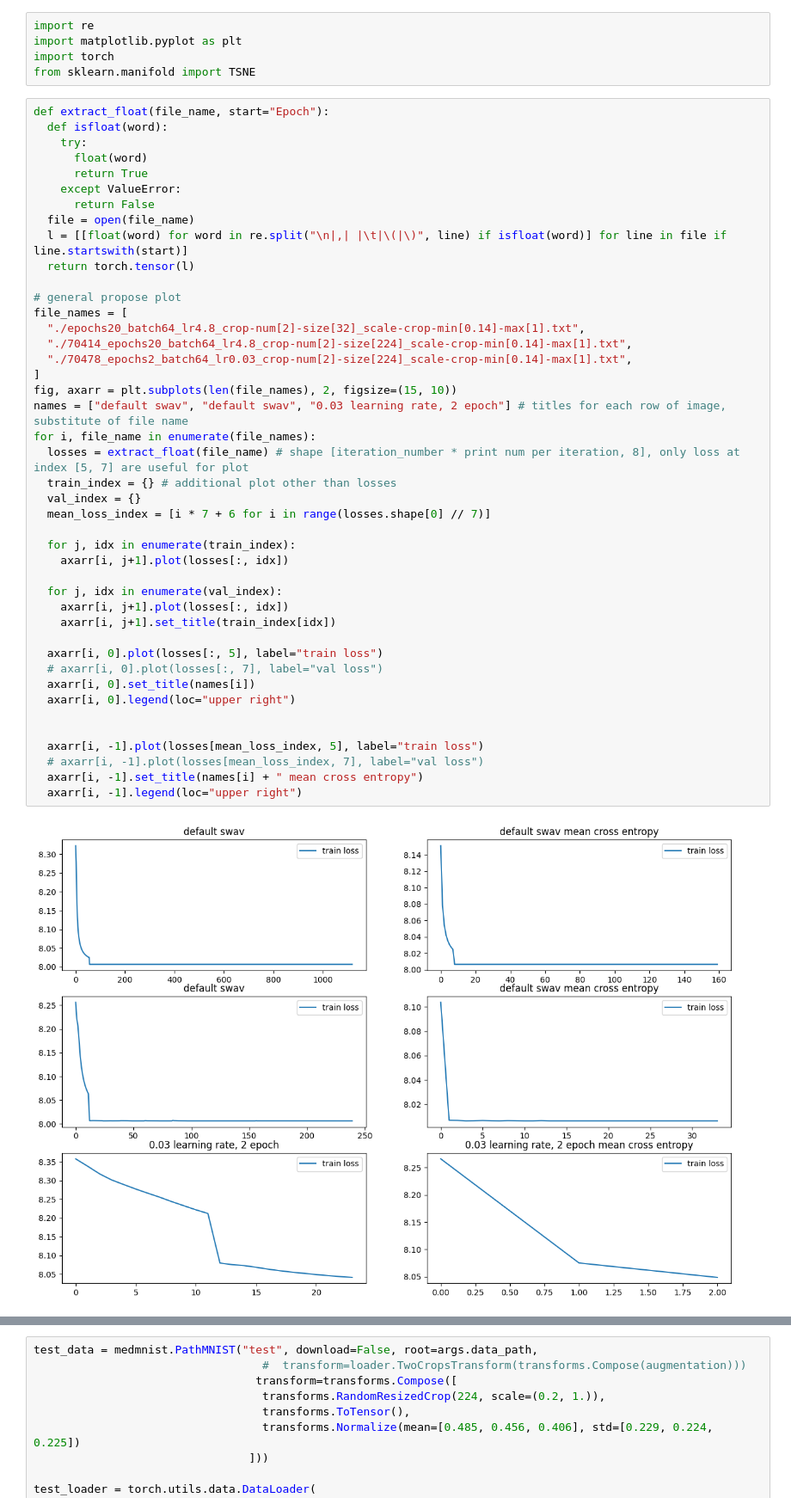
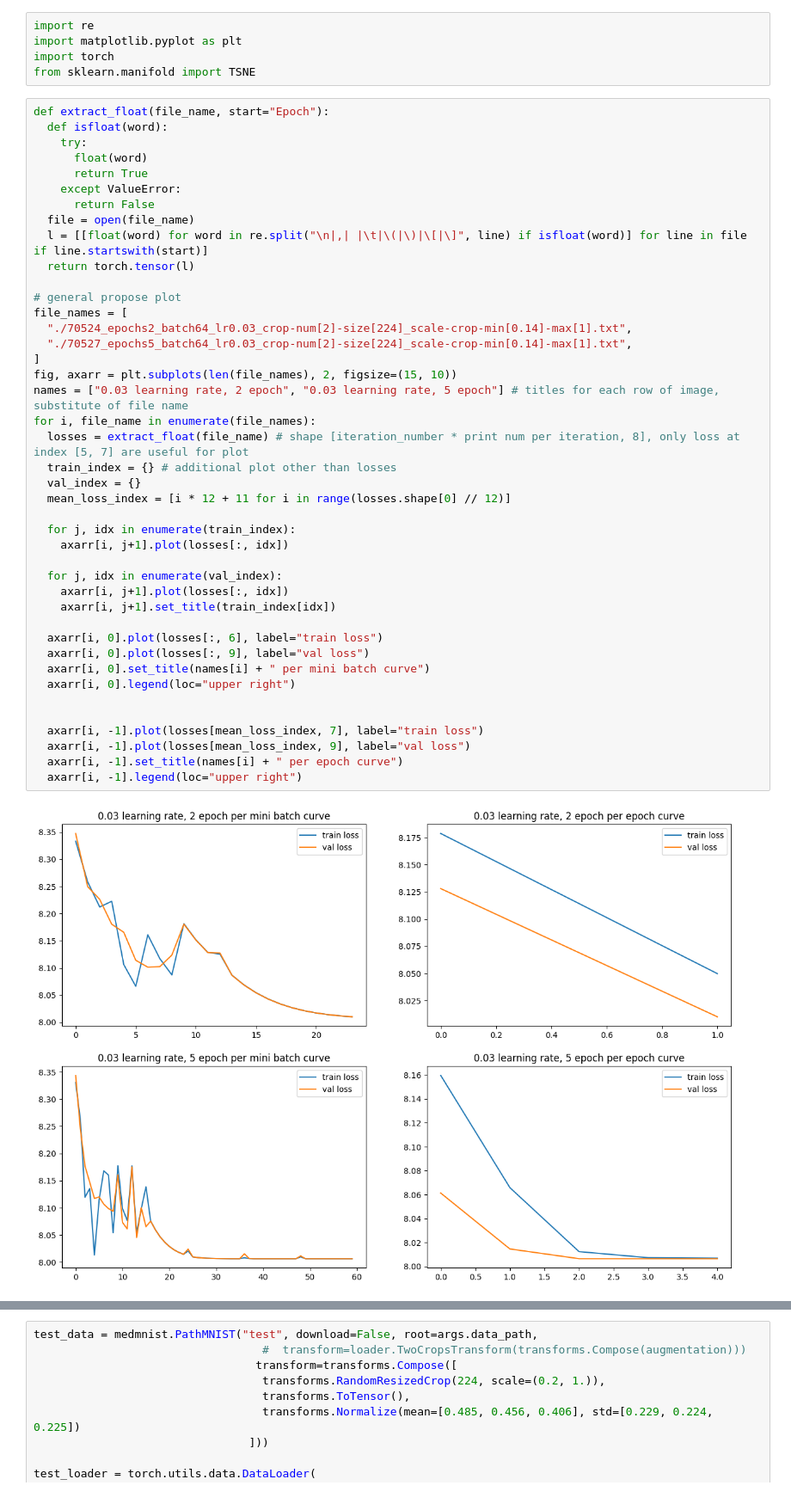
Before and after one commit to xu-shitong/Contrastive-Medical-Image-Classification, a Jupyter notebook: swav/swav.ipynb, the cells around one changed output, grey strips where cells are left out. Shown at 86% size. Drawn from its saved outputs; the diff is of its cells as text.

```diff
--- a/swav/swav.ipynb
+++ b/swav/swav.ipynb
@@ -538,43 +573,42 @@ def extract_float(file_name, start="Epoch"):
   def isfloat(word):
     try:
       float(word)
       return True
     except ValueError:
       return False
   file = open(file_name)
-  l = [[float(word) for word in re.split("\n|,| |\t|\(|\)", line) if isfloat(word)] for line in file if line.startswith(start)]
+  l = [[float(word) for word in re.split("\n|,| |\t|\(|\)|\[|\]", line) if isfloat(word)] for line in file if line.startswith(start)]
   return torch.tensor(l)
 
 # general propose plot
 file_names = [
-  "./epochs20_batch64_lr4.8_crop-num[2]-size[32]_scale-crop-min[0.14]-max[1].txt",
-  "./70414_epochs20_batch64_lr4.8_crop-num[2]-size[224]_scale-crop-min[0.14]-max[1].txt",
-  "./70478_epochs2_batch64_lr0.03_crop-num[2]-size[224]_scale-crop-min[0.14]-max[1].txt",
+  "./70524_epochs2_batch64_lr0.03_crop-num[2]-size[224]_scale-crop-min[0.14]-max[1].txt",
+  "./70527_epochs5_batch64_lr0.03_crop-num[2]-size[224]_scale-crop-min[0.14]-max[1].txt",
 ]
 fig, axarr = plt.subplots(len(file_names), 2, figsize=(15, 10))
-names = ["default swav", "default swav", "0.03 learning rate, 2 epoch"] # titles for each row of image, substitute of file name
+names = ["0.03 learning rate, 2 epoch", "0.03 learning rate, 5 epoch"] # titles for each row of image, substitute of file name
 for i, file_name in enumerate(file_names):
   losses = extract_float(file_name) # shape [iteration_number * print num per iteration, 8], only loss at index [5, 7] are useful for plot
   train_index = {} # additional plot other than losses
   val_index = {}
-  mean_loss_index = [i * 7 + 6 for i in range(losses.shape[0] // 7)]
+  mean_loss_index = [i * 12 + 11 for i in range(losses.shape[0] // 12)]
 
   for j, idx in enumerate(train_index):
     axarr[i, j+1].plot(losses[:, idx])
 
   for j, idx in enumerate(val_index):
     axarr[i, j+1].plot(losses[:, idx])
     axarr[i, j+1].set_title(train_index[idx])
 
-  axarr[i, 0].plot(losses[:, 5], label="train loss")
-  # axarr[i, 0].plot(losses[:, 7], label="val loss")
-  axarr[i, 0].set_title(names[i])
+  axarr[i, 0].plot(losses[:, 6], label="train loss")
+  axarr[i, 0].plot(losses[:, 9], label="val loss")
+  axarr[i, 0].set_title(names[i] + " per mini batch curve")
   axarr[i, 0].legend(loc="upper right")
 
 
-  axarr[i, -1].plot(losses[mean_loss_index, 5], label="train loss")
-  # axarr[i, -1].plot(losses[mean_loss_index, 7], label="val loss")
-  axarr[i, -1].set_title(names[i] + " mean cross entropy")
+  axarr[i, -1].plot(losses[mean_loss_index, 7], label="train loss")
+  axarr[i, -1].plot(losses[mean_loss_index, 9], label="val loss")
+  axarr[i, -1].set_title(names[i] + " per epoch curve")
   axarr[i, -1].legend(loc="upper right")
 # %% [output]
-[figure, old version]
+[figure, new version]
```
Also changed, not shown: parts of 9 cells of this notebook, 4 other files.
